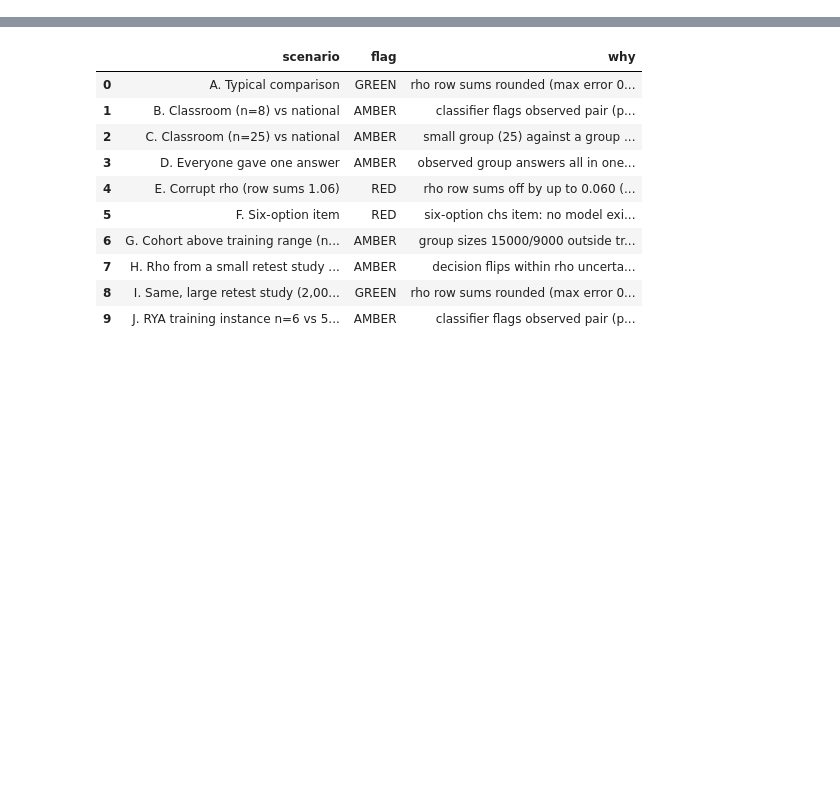
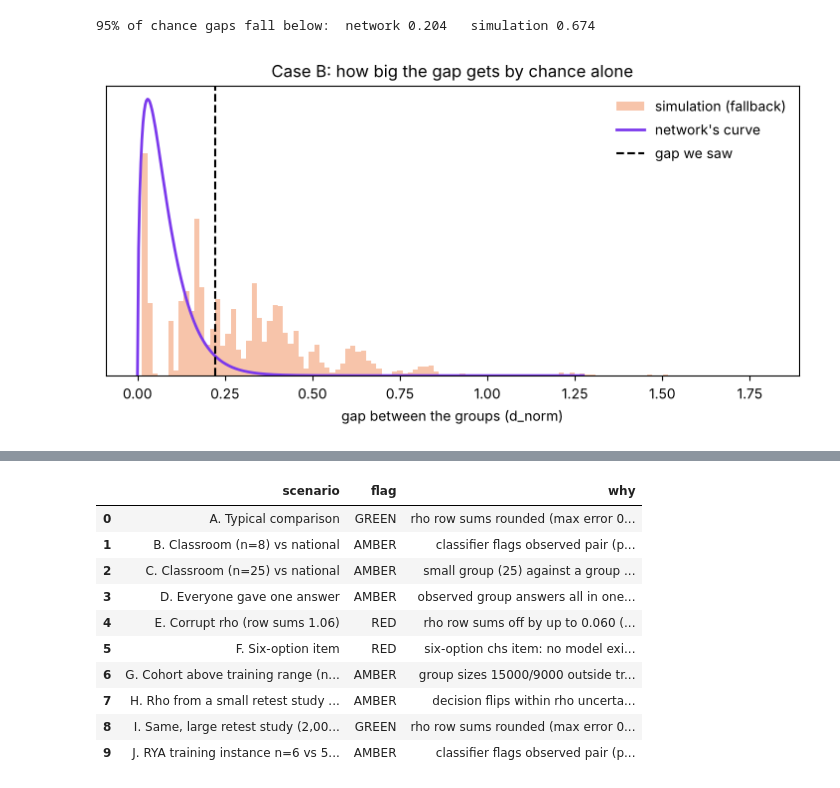
Before and after one commit to pratikd2124/Capstone-project-PG-S2-32, a Jupyter notebook: pipeline_walkthrough.ipynb, the cells around one changed output, grey strips where cells are left out. Saved outputs shown, nothing was run; the diff lists cells and outputs as text; code cells hidden in the pictures; blank space fills up the shorter version.

```diff
--- a/pipeline_walkthrough.ipynb
+++ b/pipeline_walkthrough.ipynb
@@ -273,0 +44,10 @@ Why each case was flagged:
+# %%
+cases = build_scenarios(pipeline.net.predictor.p_matrices, resolve_project_paths(ROOT).instance_dir, EPSILON)
+
+pd.DataFrame({
+    "case": [c.name for c in cases],
+    "group X answers": [list(c.request.x.astype(int)) for c in cases],
+    "group Y answers": [list(c.request.y.astype(int)) for c in cases],
+    "shows": [c.objective for c in cases],
+    "what should happen": [c.expect for c in cases],
+})
@@ -273,0 +70,6 @@ Why each case was flagged:
+# %%
+case = next(c.request for c in cases if c.name.startswith("B."))
+print("class   :", case.x.astype(int), " (", int(case.x.sum()), "students )")
+print("national:", case.y.astype(int), " (", int(case.y.sum()), "students )")
+print("\nrho for ry9 (row = a student's real answer, column = the answer they gave):")
+pd.DataFrame(case.P, index=[f"real {i}" for i in range(1, 5)], columns=[f"gave {i}" for i in range(1, 5)]).round(2)
@@ -273,0 +106,8 @@ Why each case was flagged:
+# %%
+from scrp_toolkit.pipeline.boundary import find_boundary
+boundary = find_boundary(case)
+print(f"gap we saw: {boundary.d_norm_observed:.3f}    gap at the boundary: {boundary.d_norm_boundary:.3f} (= epsilon)")
+
+pd.DataFrame({"class (seen)": case.x, "class (boundary)": boundary.x.round(2),
+              "national (seen)": case.y, "national (boundary)": boundary.y.round(0)},
+             index=[f"answer {i}" for i in range(1, 5)])
@@ -273,0 +151,19 @@ Why each case was flagged:
+# %%
+from scrp_toolkit.pipeline.nulls import simulated_null
+network = pipeline.net(case, boundary)
+simulation = simulated_null(case, boundary)
+
+print(f"95% of chance gaps fall below:  network {network.q95:.3f}   simulation {simulation.q95:.3f}")
+
+fig, ax = plt.subplots(figsize=(9, 3.8))
+ax.hist(simulation.draws, bins=120, density=True, color="#EA580C", alpha=0.35, label="simulation (fallback)")
+xs = np.linspace(0, np.quantile(simulation.draws, 0.995), 400)
+ax.plot(xs, stats.gamma.pdf(xs, network.params["shape"], scale=1 / network.params["rate"]),
+        color="#7C3AED", lw=2, label="network's curve")
+ax.axvline(boundary.d_norm_observed, color="black", ls="--", label="gap we saw")
+ax.set_xlabel("gap between the groups (d_norm)"); ax.set_yticks([])
+ax.set_title("Case B: how big the gap gets by chance alone")
+ax.legend(frameon=False); plt.show()
+# %% [output]
+95% of chance gaps fall below:  network 0.204   simulation 0.674
+[figure, added]
```
Also changed, not shown: parts of 56 cells of this notebook, 11 other files.
